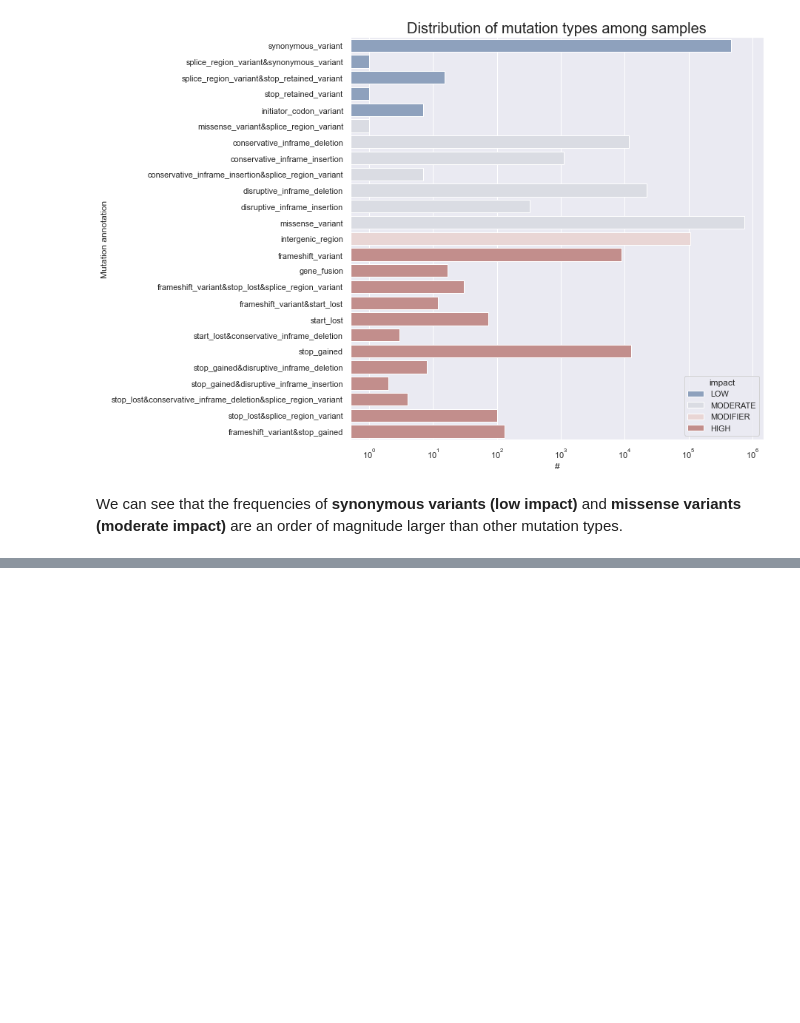
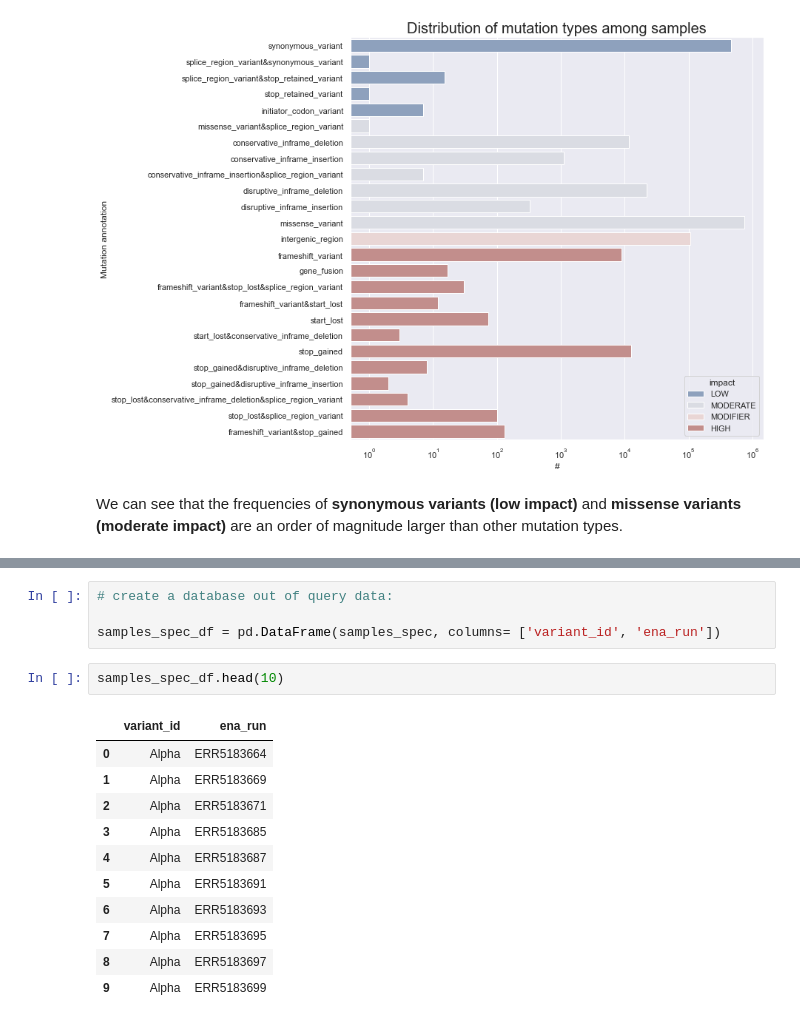
Before and after one commit to gergelytarjan/datamodels_vcf, a Jupyter notebook: sars-cov2_vcf_database_HOLUB_TARJAN_final.ipynb, the cells around one changed output, grey strips where cells are left out. Saved outputs shown, nothing was run; the diff lists cells and outputs as text; blank space fills up the shorter version.

```diff
--- a/sars-cov2_vcf_database_HOLUB_TARJAN_final.ipynb
+++ b/sars-cov2_vcf_database_HOLUB_TARJAN_final.ipynb
@@ -1831,0 +1854,18 @@ We can see that the frequencies of **synonymous variants (low impact)** and **mi
+# %%
+# create a database out of query data:
+
+samples_spec_df = pd.DataFrame(samples_spec, columns= ['variant_id', 'ena_run'])
+# %%
+samples_spec_df.head(10)
+# %% [output]
+|  | variant_id | ena_run |
+| 0 | Alpha | ERR5183664 |
+| 1 | Alpha | ERR5183669 |
+| 2 | Alpha | ERR5183671 |
+| 3 | Alpha | ERR5183685 |
+| 4 | Alpha | ERR5183687 |
+| 5 | Alpha | ERR5183691 |
+| 6 | Alpha | ERR5183693 |
+| 7 | Alpha | ERR5183695 |
+| 8 | Alpha | ERR5183697 |
+| 9 | Alpha | ERR5183699 |
```
Also changed, not shown: parts of 20 cells of this notebook.
